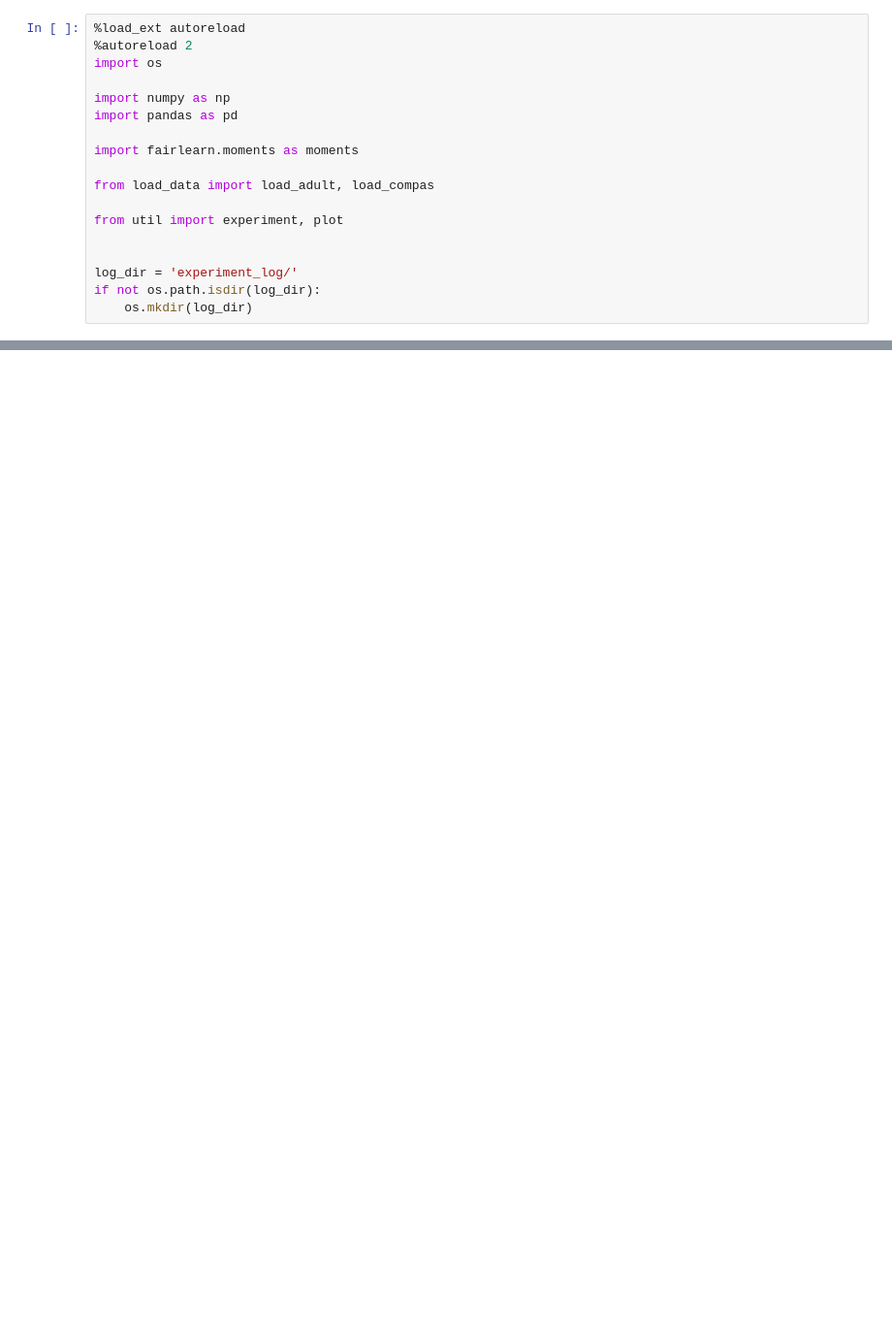
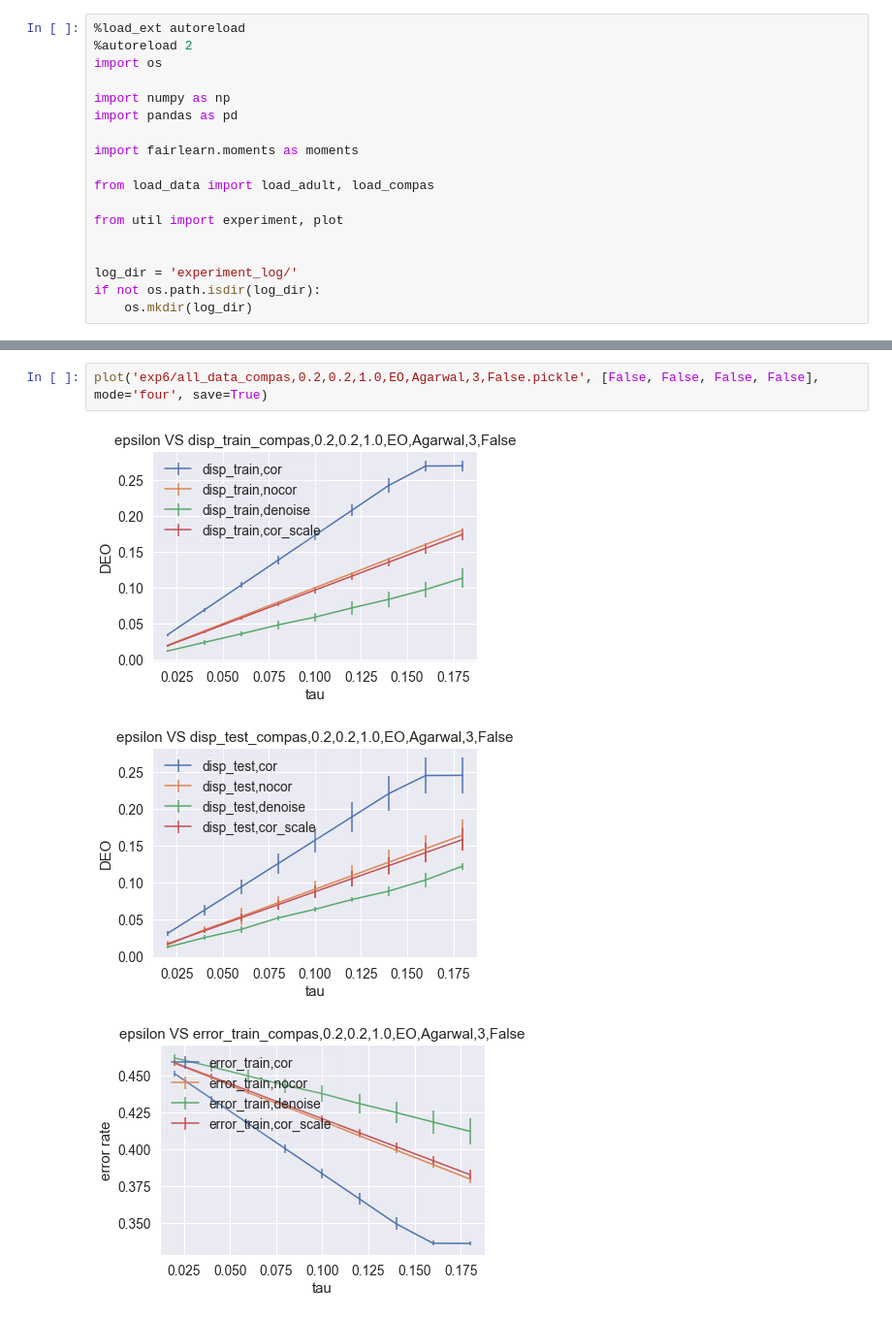
Before and after one commit to AIasd/noise_fairlearn, a Jupyter notebook: demo.ipynb, the cells around one changed output, grey strips where cells are left out. Shown at 97% size. Cells and saved outputs as stored; diff of their text form; blank space fills up the shorter version.

```diff
--- a/demo.ipynb
+++ b/demo.ipynb
@@ -95,0 +106,6 @@ plot(filename, [False, False, False, False], mode='five')
+# %%
+plot('exp6/all_data_compas,0.2,0.2,1.0,EO,Agarwal,3,False.pickle', [False, False, False, False], mode='four', save=True)
+# %% [output]
+[figure, added]
+[figure, added]
+[figure, added]
```
Also changed, not shown: parts of 8 cells of this notebook, 3 other files.
